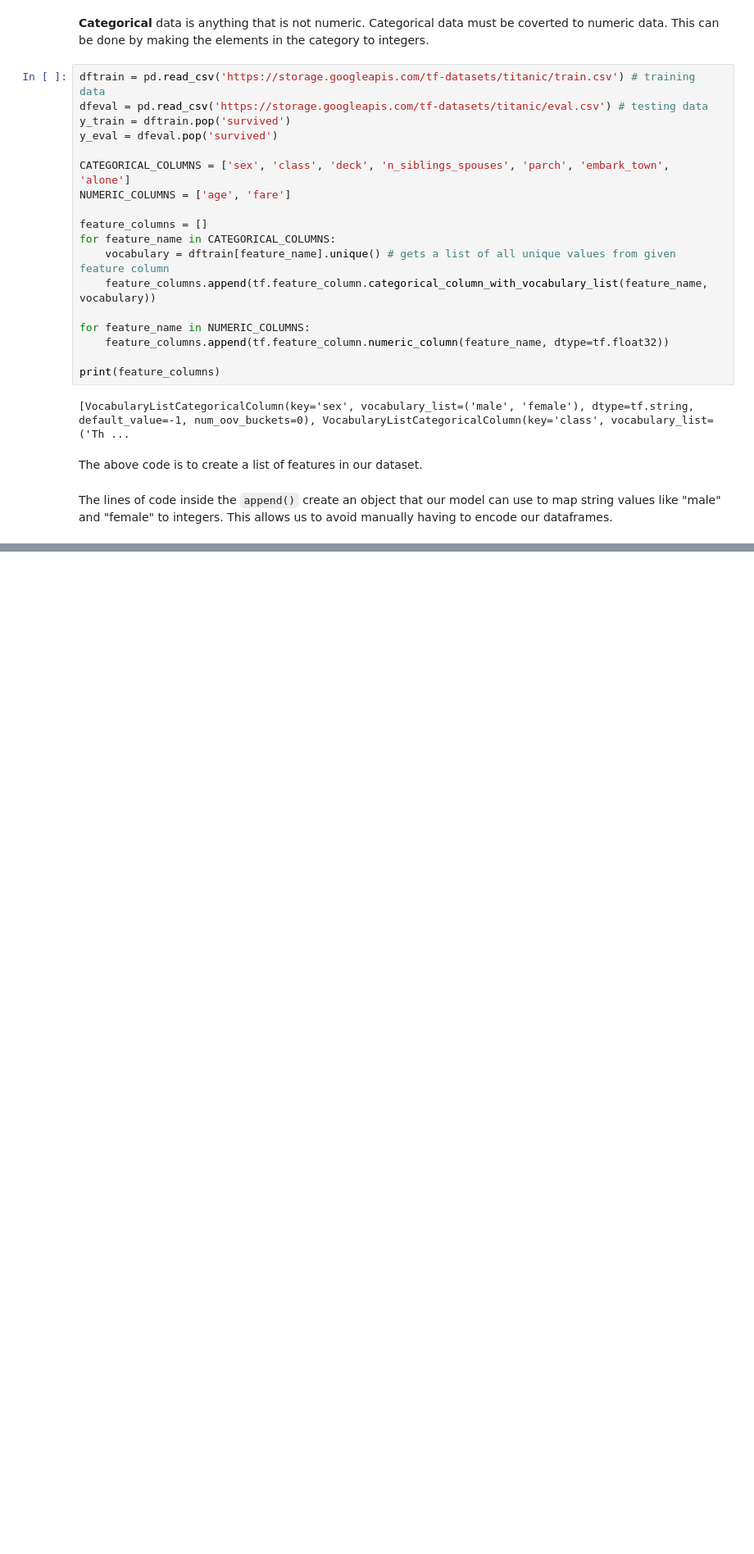
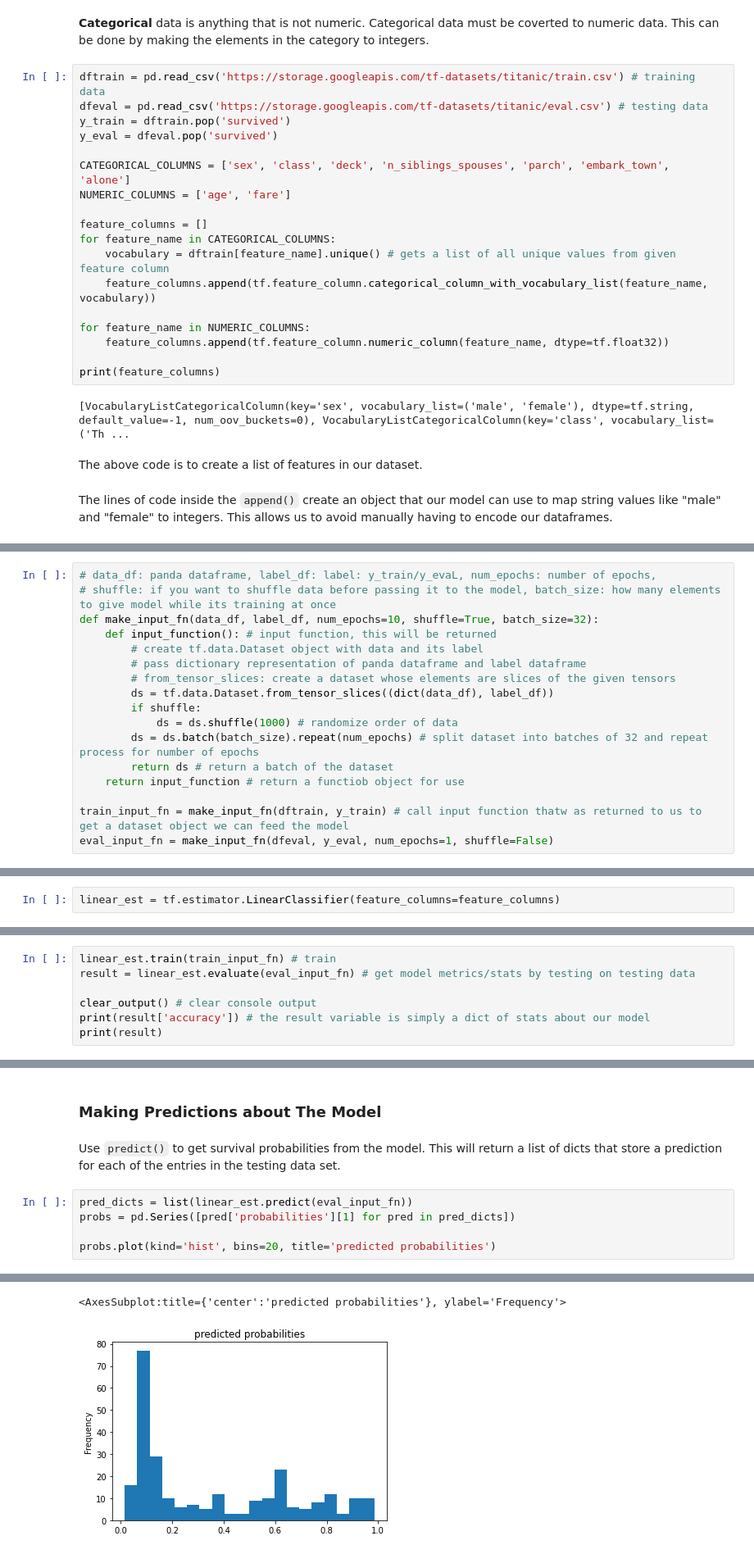
Before and after one commit to almen-ng/Data_Science_Quest, a Jupyter notebook: tensorflow/fcc_3_tensor_flow_core_learning_algorithms.ipynb, the cells around one changed output, grey strips where cells are left out. Shown at 82% size. Drawn from its saved outputs; the diff is of its cells as text; blank space fills up the shorter version.

Commit message:
Added information about Classification

```diff
--- a/tensorflow/fcc_3_tensor_flow_core_learning_algorithms.ipynb
+++ b/tensorflow/fcc_3_tensor_flow_core_learning_algorithms.ipynb
@@ -255,0 +278,17 @@ The lines of code inside the `append()` create an object that our model can use
+# %%
+# data_df: panda dataframe, label_df: label: y_train/y_evaL, num_epochs: number of epochs,
+# shuffle: if you want to shuffle data before passing it to the model, batch_size: how many elements to give model while its training at once
+def make_input_fn(data_df, label_df, num_epochs=10, shuffle=True, batch_size=32):
+    def input_function(): # input function, this will be returned
+        # create tf.data.Dataset object with data and its label
+        # pass dictionary representation of panda dataframe and label dataframe
+        # from_tensor_slices: create a dataset whose elements are slices of the given tensors
+        ds = tf.data.Dataset.from_tensor_slices((dict(data_df), label_df))
+        if shuffle:
+            ds = ds.shuffle(1000) # randomize order of data
+        ds = ds.batch(batch_size).repeat(num_epochs) # split dataset into batches of 32 and repeat process for number of epochs
+        return ds # return a batch of the dataset
+    return input_function # return a functiob object for use
+
+train_input_fn = make_input_fn(dftrain, y_train) # call input function thatw as returned to us to get a dataset object we can feed the model
+eval_input_fn = make_input_fn(dfeval, y_eval, num_epochs=1, shuffle=False)
@@ -255,0 +299,2 @@ The lines of code inside the `append()` create an object that our model can use
+# %%
+linear_est = tf.estimator.LinearClassifier(feature_columns=feature_columns)
@@ -255,0 +315,7 @@ The lines of code inside the `append()` create an object that our model can use
+# %%
+linear_est.train(train_input_fn) # train
+result = linear_est.evaluate(eval_input_fn) # get model metrics/stats by testing on testing data
+
+clear_output() # clear console output
+print(result['accuracy']) # the result variable is simply a dict of stats about our model
+print(result)
@@ -255,0 +327,10 @@ The lines of code inside the `append()` create an object that our model can use
+# %% [markdown]
+### Making Predictions about The Model
+# %% [markdown]
+Use `predict()` to get survival probabilities from the model. This will return a list of dicts that store a prediction for each of the entries in the testing data set.
+# %%
+pred_dicts = list(linear_est.predict(eval_input_fn))
+probs = pd.Series([pred['probabilities'][1] for pred in pred_dicts])
+
+probs.plot(kind='hist', bins=20, title='predicted probabilities')
+# %% [output]
@@ -255,0 +349,2 @@ The lines of code inside the `append()` create an object that our model can use
+<AxesSubplot:title={'center':'predicted probabilities'}, ylabel='Frequency'>
+[figure, added]
```
Also changed, not shown: parts of 42 cells of this notebook.
